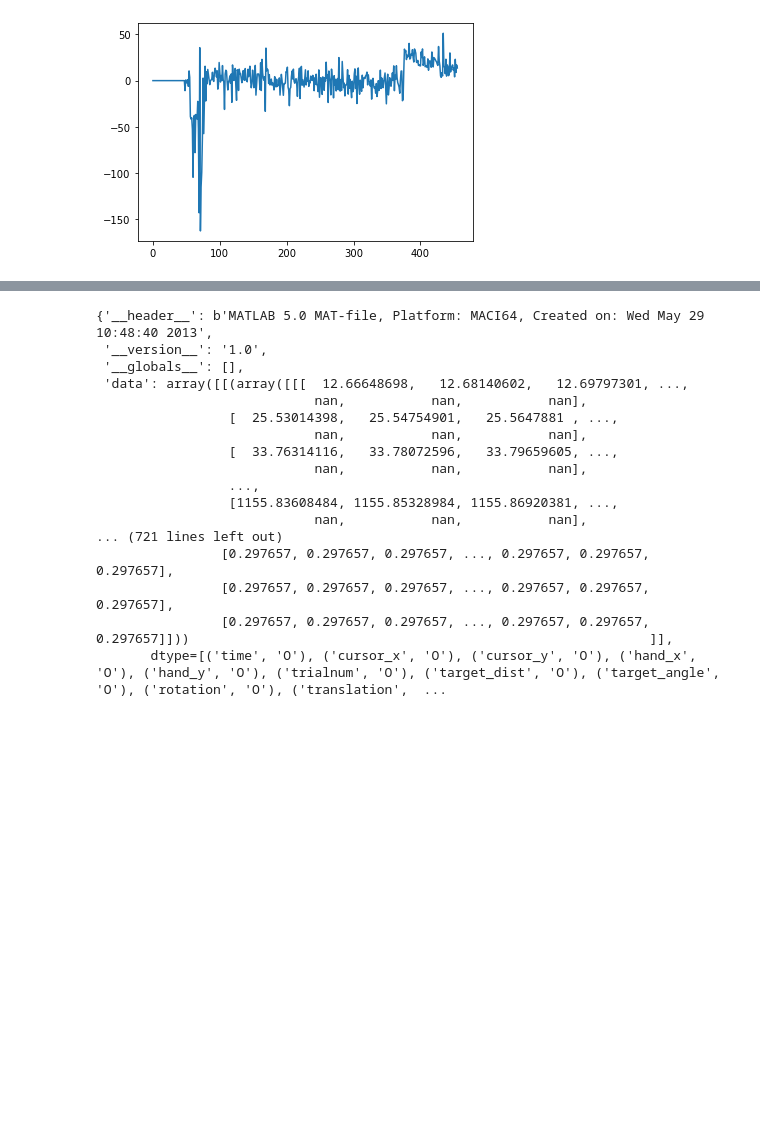
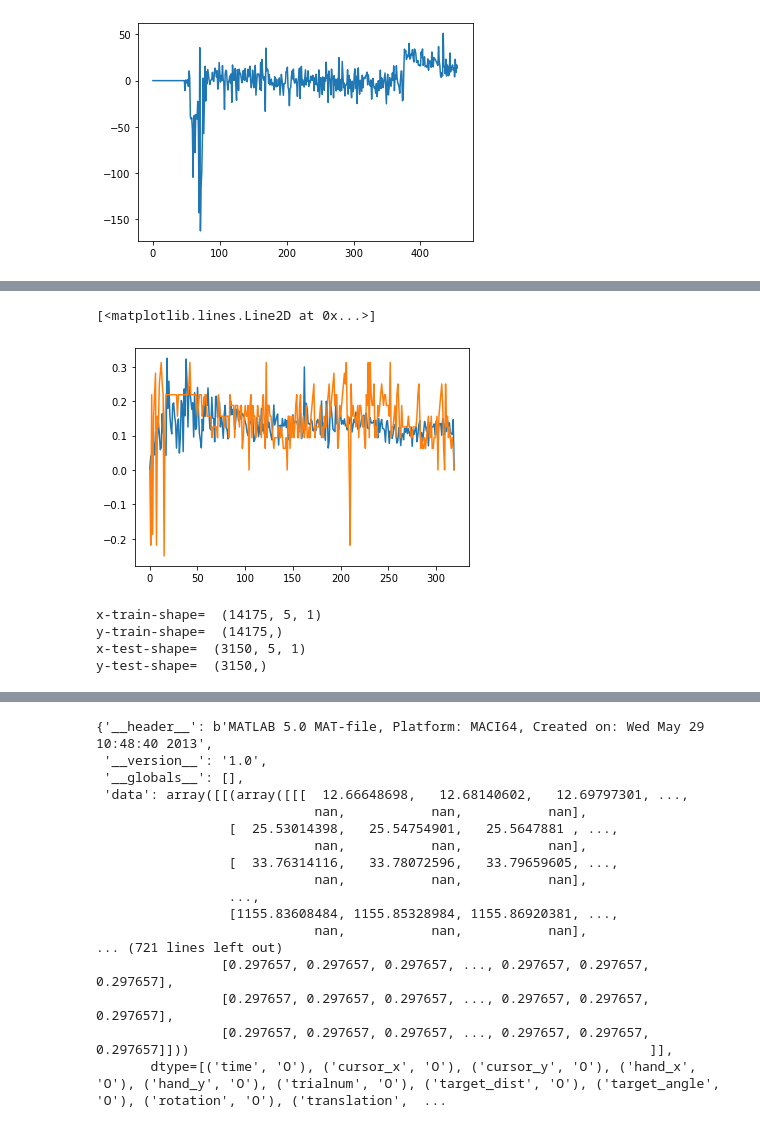
Before and after one commit to Evenstarneko/DL_Final_Project, a Jupyter notebook: Data_visualization.ipynb, the cells around one changed output, grey strips where cells are left out. Drawn from its saved outputs; the diff is of its cells as text; code cells hidden in the pictures; blank space fills up the shorter version.

```diff
--- a/Data_visualization.ipynb
+++ b/Data_visualization.ipynb
@@ -159,0 +174,35 @@ plt.plot(predict[0])
+# %%
+predict_linear = model.predict(testX)
+plt.plot(predict_linear[7])
+plt.plot(testY[7])
+# %% [output]
+[<matplotlib.lines.Line2D at 0x...>]
+[figure, added]
+# %%
+timestep=5
+x_train=[]
+y_train=[]
+x_test=[]
+y_test=[]
+for j in range(len(trainX)):
+    for i in range(timestep,trainX.shape[1]):
+        x_train.append(trainX[j,i-timestep:i])
+        y_train.append(trainX[j,i])
+for j in range(len(testX)):
+    for i in range(timestep,testX.shape[1]):
+        x_test.append(testX[j,i-timestep:i])
+        y_test.append(testX[j,i])
+
+x_train,y_train=np.array(x_train),np.array(y_train)
+x_train=x_train.reshape(x_train.shape[0],x_train.shape[1],1) #reshaped for RNN
+x_test,y_test=np.array(x_test),np.array(y_test)
+x_test=x_test.reshape(x_test.shape[0],x_test.shape[1],1) #reshaped for RNN
+print("x-train-shape= ",x_train.shape)
+print("y-train-shape= ",y_train.shape)
+print("x-test-shape= ",x_test.shape)
+print("y-test-shape= ",y_test.shape)
+# %% [output]
+x-train-shape=  (14175, 5, 1)
+y-train-shape=  (14175,)
+x-test-shape=  (3150, 5, 1)
+y-test-shape=  (3150,)
```
Also changed, not shown: parts of 13 cells of this notebook.
